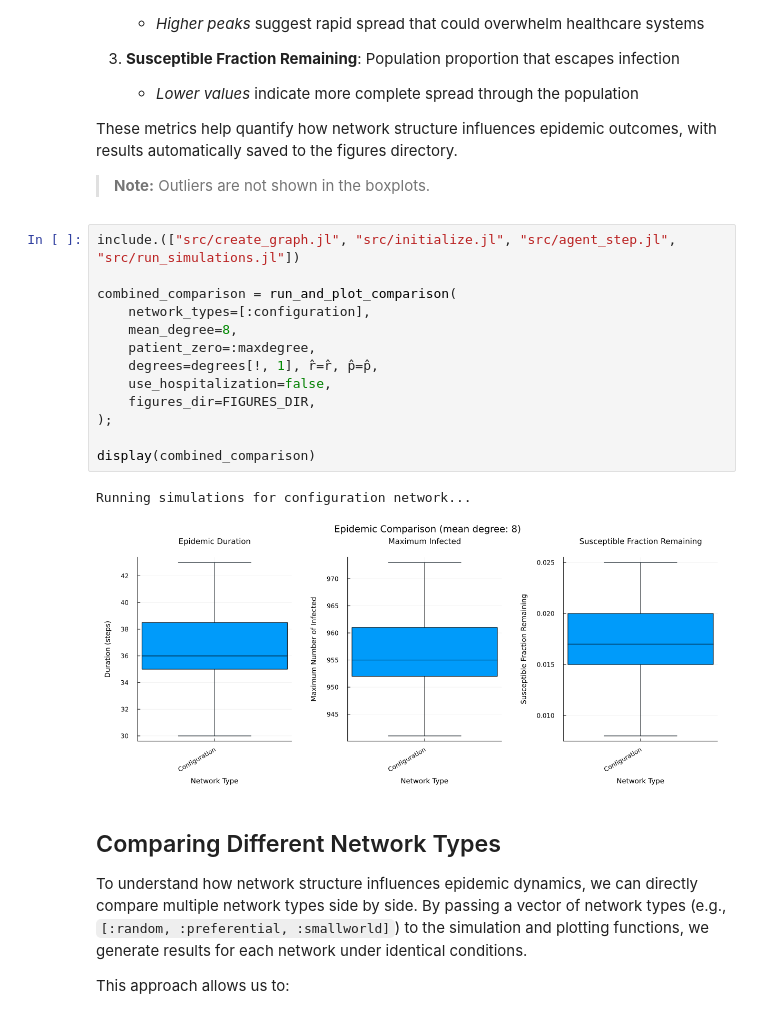
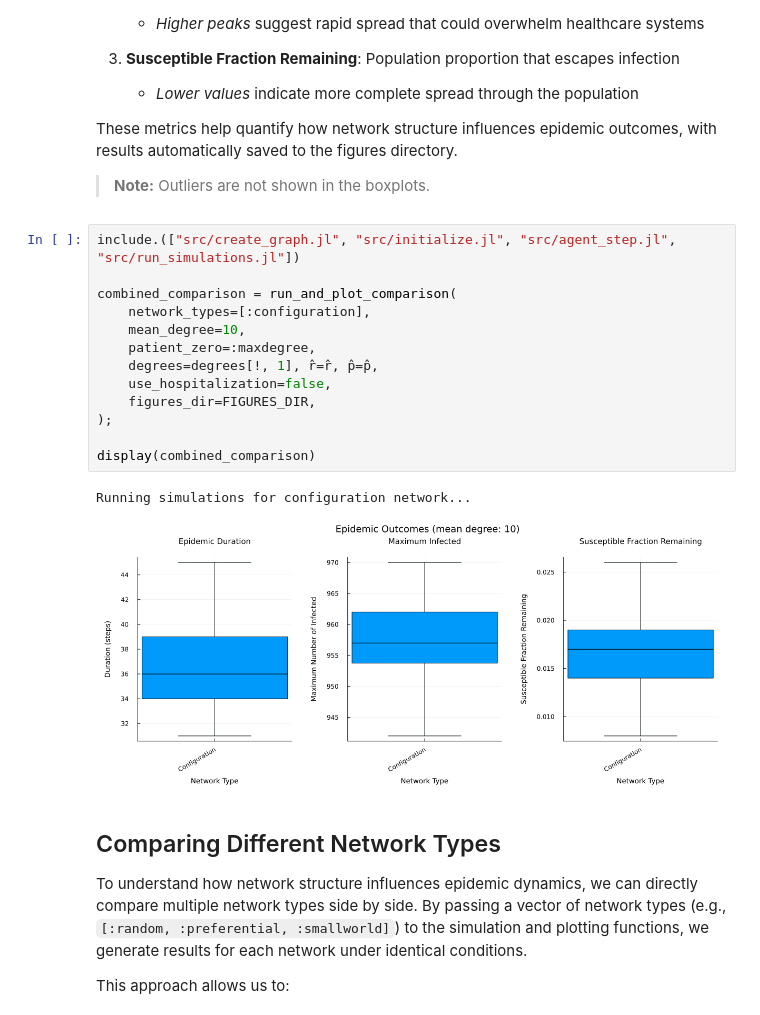
Before and after one commit to lstell21/espidam-tutorial-2026, a Jupyter notebook: Part2.ipynb, the cells around one changed output. Cells and saved outputs as stored; diff of their text form.

```diff
--- a/Part2.ipynb
+++ b/Part2.ipynb
@@ -521,19 +521,19 @@ These metrics help quantify how network structure influences epidemic outcomes,
 # %%
 include.(["src/create_graph.jl", "src/initialize.jl", "src/agent_step.jl", "src/run_simulations.jl"])
 
 combined_comparison = run_and_plot_comparison(
     network_types=[:configuration],
-    mean_degree=8,
+    mean_degree=10,
     patient_zero=:maxdegree,
     degrees=degrees[!, 1], r̂=r̂, p̂=p̂,
     use_hospitalization=false,
     figures_dir=FIGURES_DIR,
 );
 
 display(combined_comparison)
 # %% [output]
 Running simulations for configuration network...
-[figure, old version]
+[figure, new version]
 # %% [markdown]
 ## Comparing Different Network Types
 
```
Also changed, not shown: parts of 4 cells of this notebook, 4 other files.
